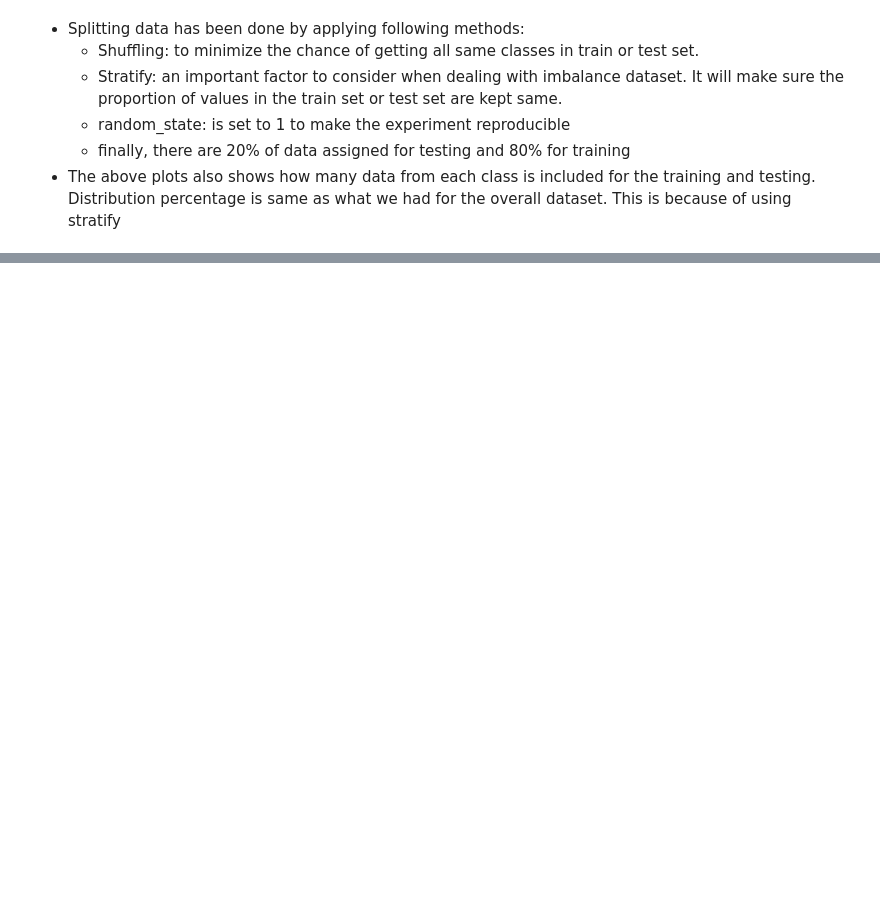
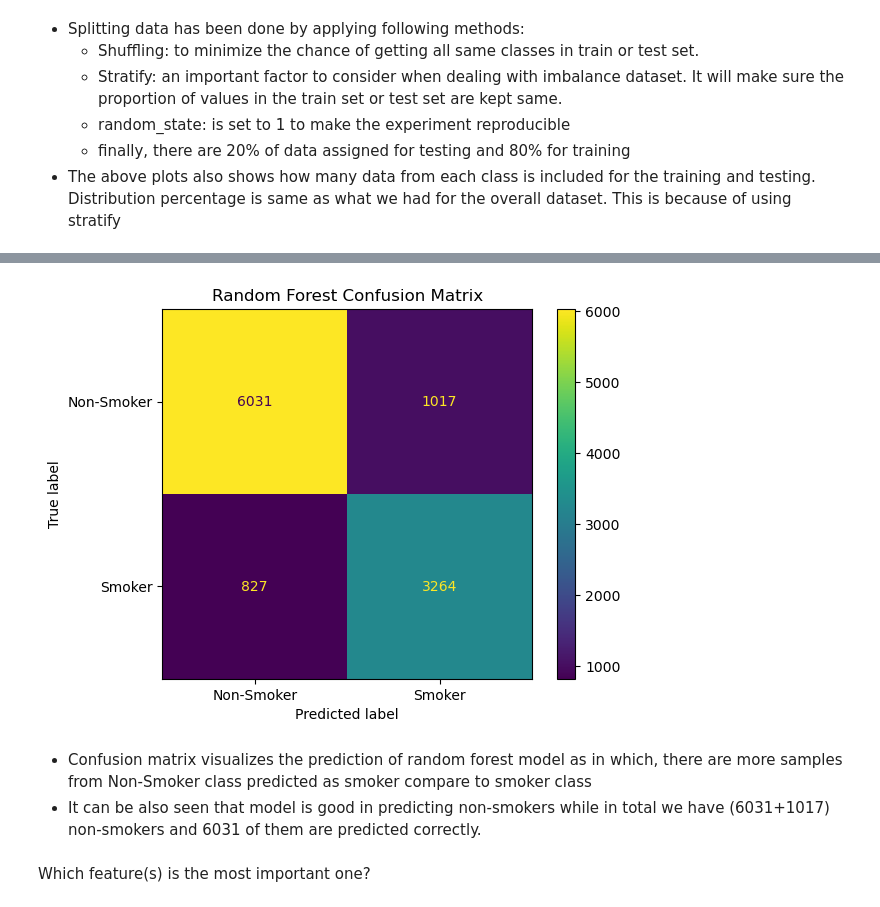
Before and after one commit to omid-taghipour/Smoker-prediction-ML, a Jupyter notebook: experiments.ipynb, the cells around one changed output, grey strips where cells are left out. Saved outputs shown, nothing was run; the diff lists cells and outputs as text; code cells hidden in the pictures; blank space fills up the shorter version.

```diff
--- a/experiments.ipynb
+++ b/experiments.ipynb
@@ -97,3 +116,10 @@ def make_prediction(estimator, train_features, test_features, train_label, test_
+# %%
+# Function to create Confusion Matrix
+def confusion_plot(true_label, pred_label, model, title="Confusion Matrix"):
+    cm = confusion_matrix(true_label, pred_label, labels=model.classes_)
+    disp = ConfusionMatrixDisplay(confusion_matrix=cm, display_labels=['Non-Smoker', 'Smoker'])
+    disp.plot()
+    disp.ax_.set_title(title)
 # %% [markdown]
 * Data is scaled using MinMaxScalar() in the pipeline designed in the above function (make_prediction()). Since there is no negative value in the dataset, the range of values will be between 0 and 1.
 * Scaling affects the learning process of the classifier and reduces the time it takes for the model to be trained (in our case it reduced training time by 0.3 minutes).
@@ -393,0 +405,4 @@ Naive Bays
+# %%
+sc = MinMaxScaler()
+X_train_sc = sc.fit_transform(X_train)
+X_test_sc = sc.transform(X_test)
@@ -393,0 +521,6 @@ Naive Bays
+# %%
+rf_clf = RandomForestClassifier(criterion='gini', n_estimators=100, random_state=1)
+rf_clf.fit(X_train_sc, y_train)
+rf_clf_pred = rf_clf.predict(X_test_sc)
+rf_eval = evaluation_metrics(y_test, rf_clf_pred)
+rf_eval
@@ -393,0 +540,9 @@ Naive Bays
+# %%
+confusion_plot(y_test, rf_clf_pred, rf_clf, title="Random Forest Confusion Matrix")
+# %% [output]
+[figure, added]
+# %% [markdown]
+* Confusion matrix visualizes the prediction of random forest model as in which, there are more samples from Non-Smoker class predicted as smoker compare to smoker class
+* It can be also seen that model is good in predicting non-smokers while in total we have (6031+1017) non-smokers and 6031 of them are predicted correctly.
+# %% [markdown]
+Which feature(s) is the most important one?
```
Also changed, not shown: parts of 73 cells of this notebook.
